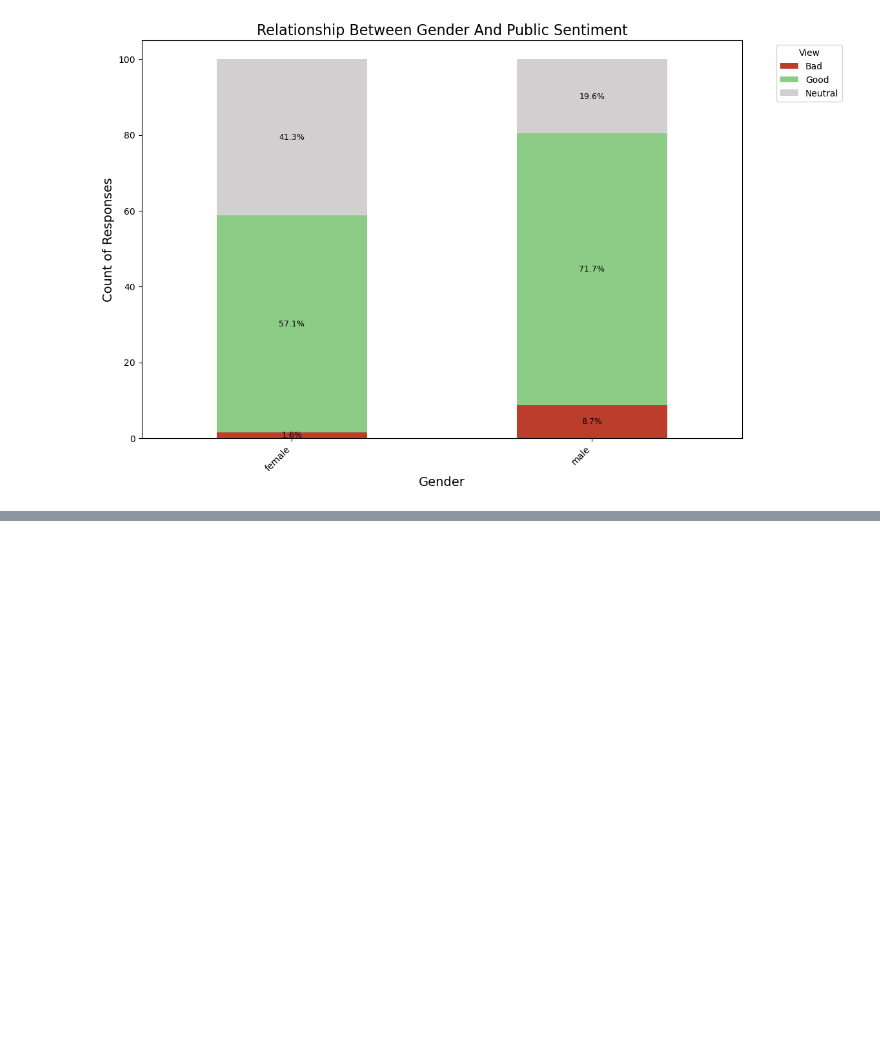
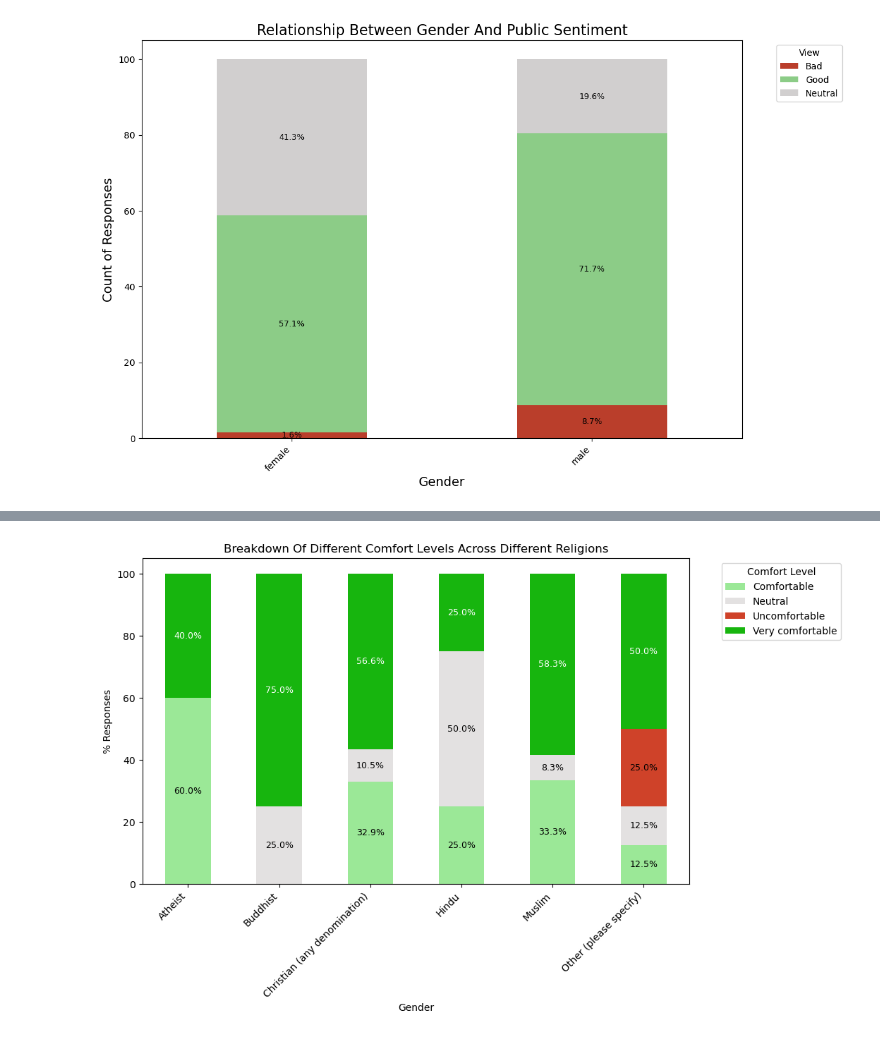
Before and after one commit to manelmahroug/Muslim-Brand-Sentiment, a Jupyter notebook: Brand_sentiment_001_June2024.ipynb, the cells around one changed output, grey strips where cells are left out. Drawn from its saved outputs; the diff is of its cells as text; code cells hidden in the pictures; blank space fills up the shorter version.

Commit message:
added comfort level

```diff
--- a/Brand_sentiment_001_June2024.ipynb
+++ b/Brand_sentiment_001_June2024.ipynb
@@ -568,0 +558,11 @@ TypeError: plot_bar() got an unexpected keyword argument 'xlabel'
+# %%
+plot_bar(
+    df= survey,
+    category_col= 'What religious affiliation are you?',
+    comfort_level = 'How comfortable do you feel interacting with Muslims in your community?',
+    title='Breakdown Of Different Comfort Levels Across Different Religions',
+    xlabel='Gender',
+    ylabel='% Responses',
+)
+# %% [output]
+[figure, added]
```
Also changed, not shown: parts of 16 cells of this notebook.
